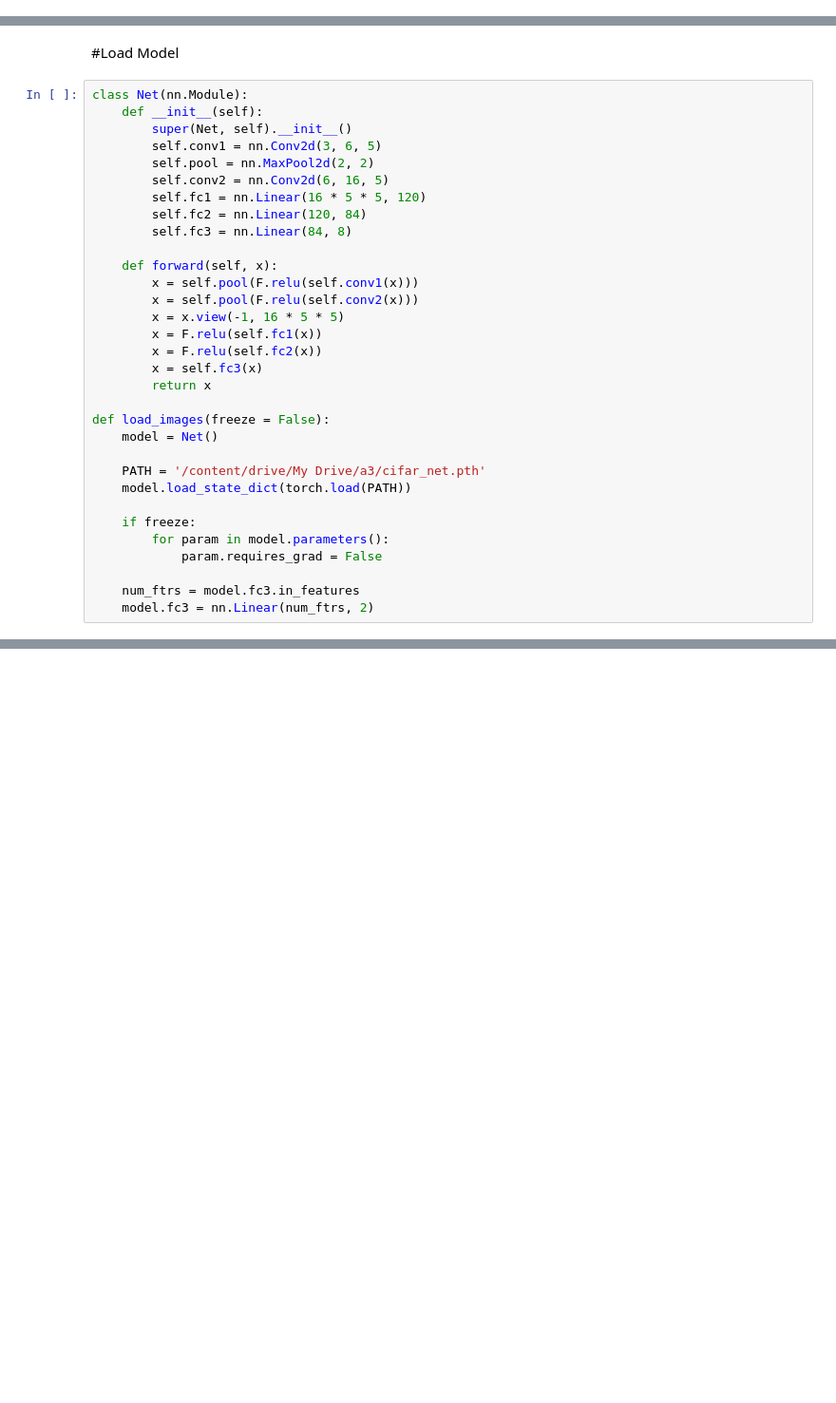
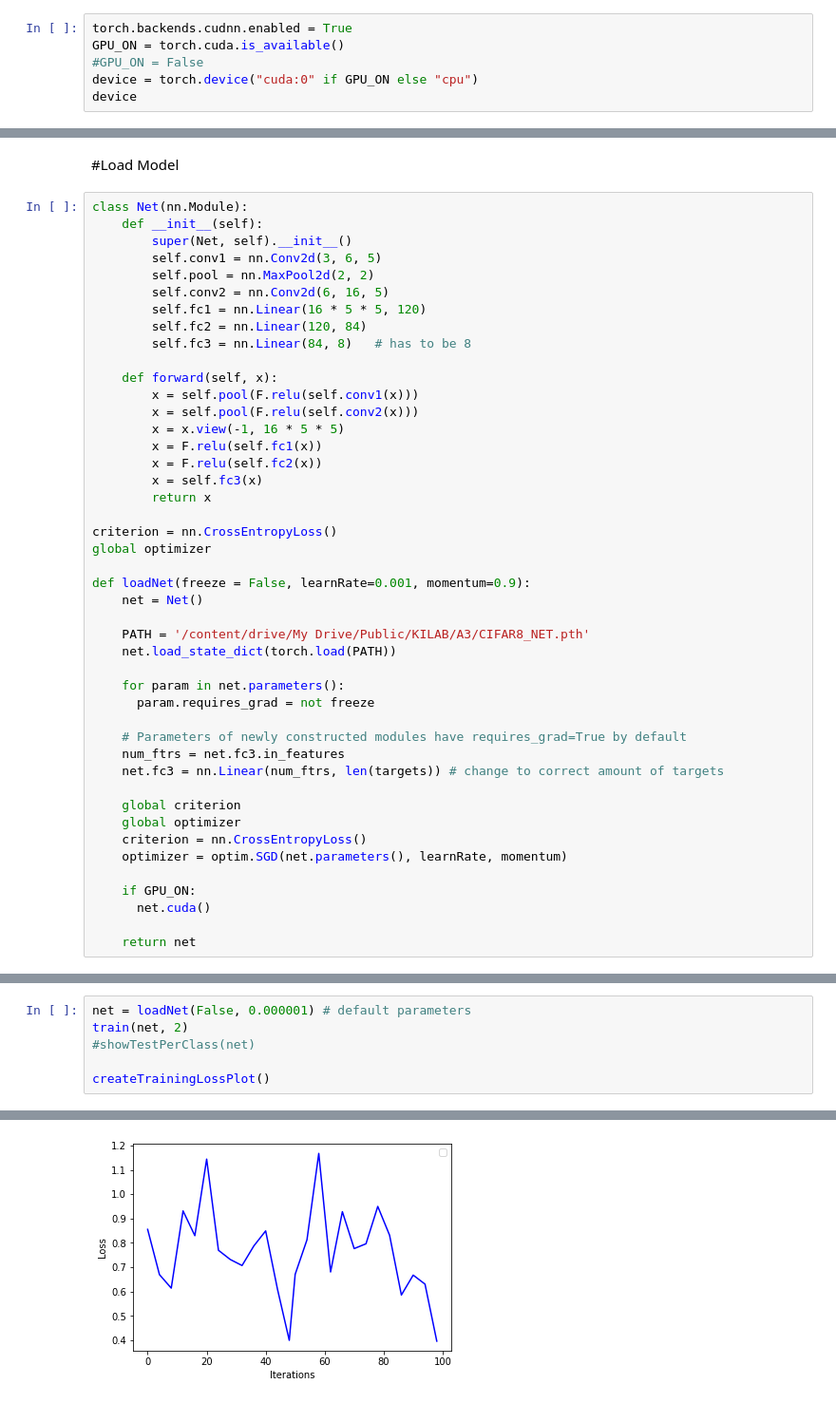
Before and after one commit to julianfbeck/KI-Lab, a Jupyter notebook: Assignment_3_2_OWCA.ipynb, the cells around one changed output, grey strips where cells are left out. Shown at 95% size. Drawn from its saved outputs; the diff is of its cells as text; blank space fills up the shorter version.

```diff
--- a/Assignment_3_2_OWCA.ipynb
+++ b/Assignment_3_2_OWCA.ipynb
@@ -46,0 +48,6 @@ import copy
+# %%
+torch.backends.cudnn.enabled = True
+GPU_ON = torch.cuda.is_available()
+#GPU_ON = False
+device = torch.device("cuda:0" if GPU_ON else "cpu")
+device
@@ -136,7 +202,7 @@ class Net(nn.Module):
         self.conv2 = nn.Conv2d(6, 16, 5)
         self.fc1 = nn.Linear(16 * 5 * 5, 120)
         self.fc2 = nn.Linear(120, 84)
-        self.fc3 = nn.Linear(84, 8)
+        self.fc3 = nn.Linear(84, 8)   # has to be 8
 
     def forward(self, x):
         x = self.pool(F.relu(self.conv1(x)))
@@ -147,15 +213,28 @@ class Net(nn.Module):
         x = self.fc3(x)
         return x
 
-def load_images(freeze = False):
-    model = Net()
+criterion = nn.CrossEntropyLoss()
+global optimizer
 
-    PATH = '/content/drive/My Drive/a3/cifar_net.pth'
-    model.load_state_dict(torch.load(PATH))
+def loadNet(freeze = False, learnRate=0.001, momentum=0.9):
+    net = Net()
 
-    if freeze:
-        for param in model.parameters():
-            param.requires_grad = False
+    PATH = '/content/drive/My Drive/Public/KILAB/A3/CIFAR8_NET.pth'
+    net.load_state_dict(torch.load(PATH))
 
-    num_ftrs = model.fc3.in_features
-    model.fc3 = nn.Linear(num_ftrs, 2)
+    for param in net.parameters():
+      param.requires_grad = not freeze
+
+    # Parameters of newly constructed modules have requires_grad=True by default
+    num_ftrs = net.fc3.in_features
+    net.fc3 = nn.Linear(num_ftrs, len(targets)) # change to correct amount of targets
+
+    global criterion
+    global optimizer
+    criterion = nn.CrossEntropyLoss()
+    optimizer = optim.SGD(net.parameters(), learnRate, momentum)
+
+    if GPU_ON:
+      net.cuda()
+
+    return net
@@ -163,0 +350,7 @@ def load_images(freeze = False):
+# %%
+net = loadNet(False, 0.000001) # default parameters
+train(net, 2)
+#showTestPerClass(net)
+
+createTrainingLossPlot()
+# %% [output]
@@ -163,0 +361 @@ def load_images(freeze = False):
+[figure, added]
```
Also changed, not shown: parts of 52 cells of this notebook.
